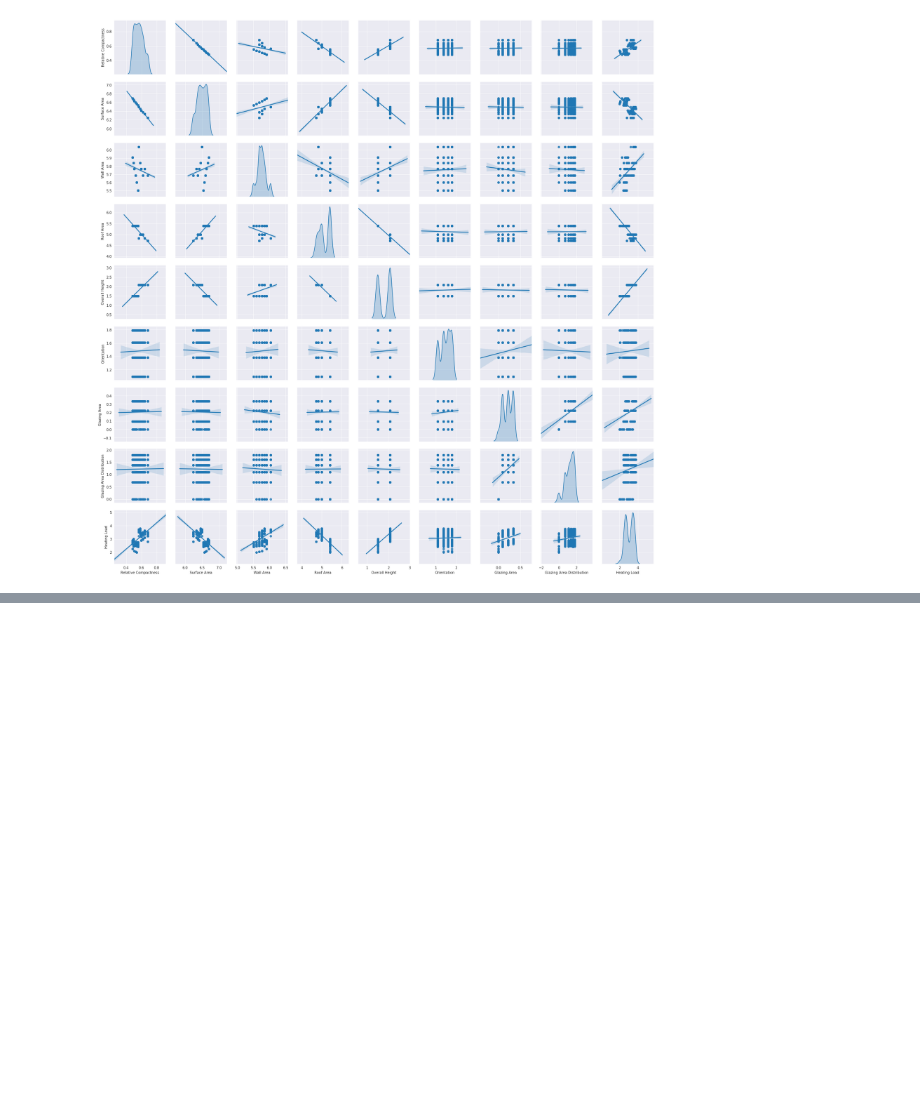
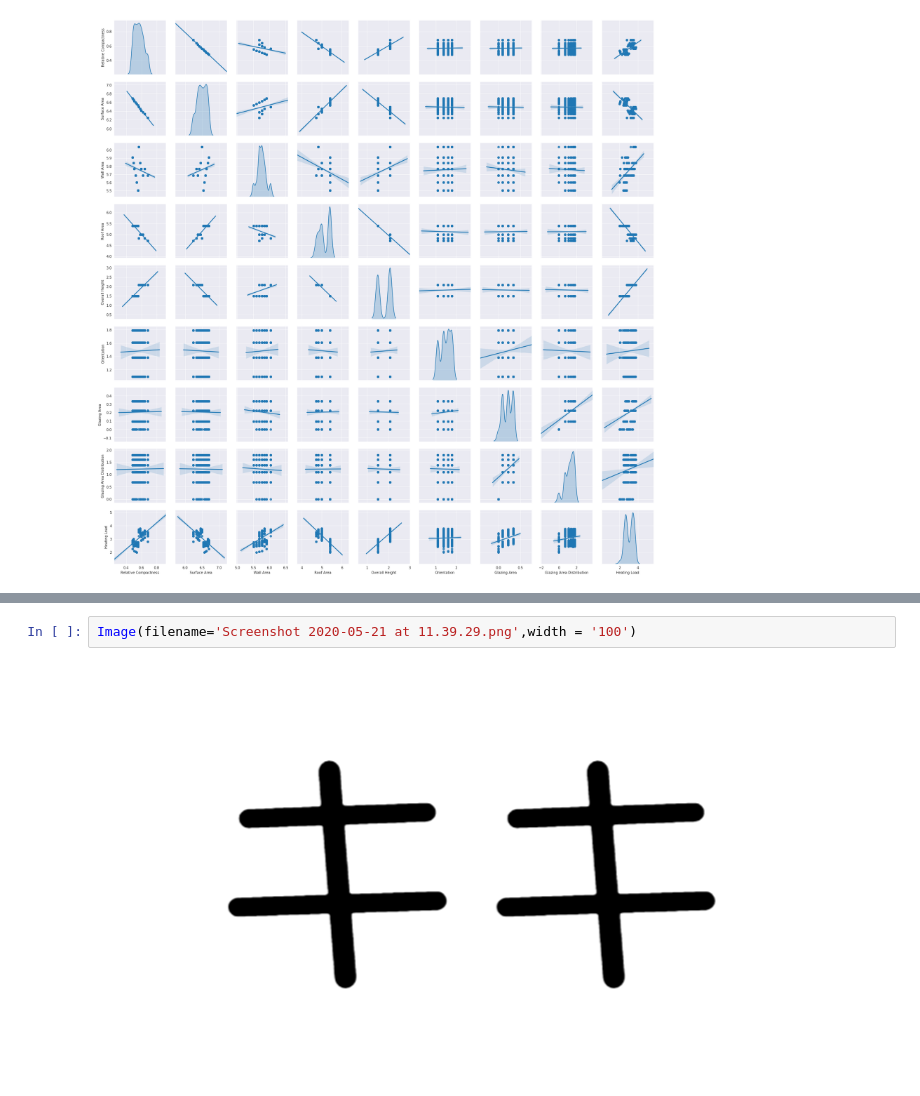
Before and after one commit to kiqi7/Bayesian-Machine-Learning, a Jupyter notebook: Hamiltonian Monte Carlo stochastic method.ipynb, the cells around one changed output, grey strips where cells are left out. Cells and saved outputs as stored; diff of their text form; blank space fills up the shorter version.

```diff
--- a/Hamiltonian Monte Carlo stochastic method.ipynb
+++ b/Hamiltonian Monte Carlo stochastic method.ipynb
@@ -890,0 +889,4 @@ plt.savefig("linea relavant matrix.png")
+# %%
+Image(filename='Screenshot 2020-05-21 at 11.39.29.png',width = '100')
+# %% [output]
+[figure, added]
```
Also changed, not shown: parts of 10 cells of this notebook.
